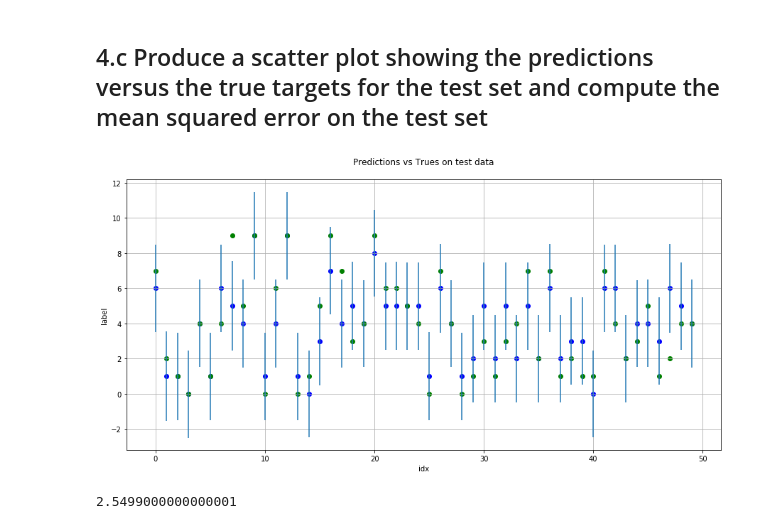
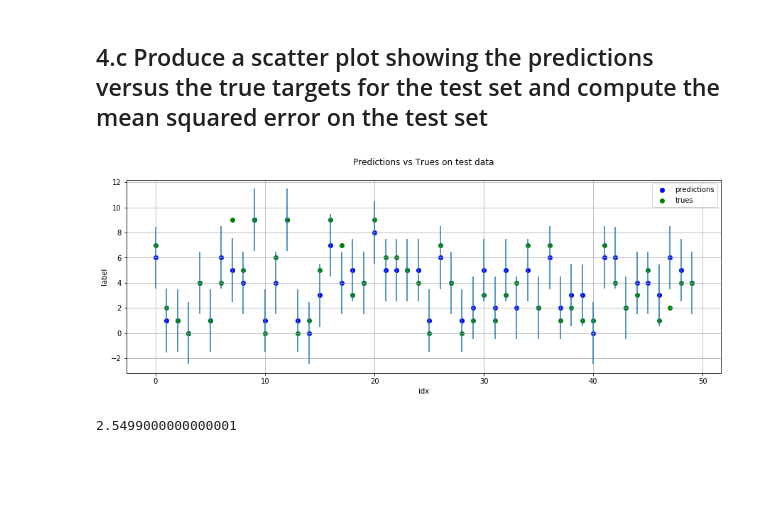
Before and after one commit to fablln/Advanced-Statistical-Inference, a Jupyter notebook: final_exercise.ipynb, the cells around one changed output. Saved outputs shown, nothing was run; the diff lists cells and outputs as text; code cells hidden in the pictures; blank space fills up the shorter version.

```diff
--- a/final_exercise.ipynb
+++ b/final_exercise.ipynb
@@ -378,12 +372,3 @@ plt.show()
 [figure]
 # %% [markdown]
 When we look at the mean image for each label, we see that we can hardly distinguish anything. I think that this means that the model will perform badly because it cannot differentiate between images.
-# %%
-ROW = 2
-COLUMN = 5
-plt.figure(figsize=(15,4))
-for i in range(ROW * COLUMN):
-    image = NB.var[i].reshape(32,32,3).astype(np.float64)
-    plt.subplot(ROW, COLUMN, i+1)
-    plt.imshow(image)
-plt.show()
@@ -512,19 +494,21 @@ $$\sigma_{new}^2 = \sigma^2 + x_{new}^T (X^T X)^{-1}x_{new}$$
 ## 4.c Produce a scatter plot showing the predictions versus the true targets for the test set and compute the mean squared error on the test set
 # %%
 trues = T_test
-plt.figure(figsize=(15,7))
+plt.figure(figsize=(15,5))
 # Plotting
 
 plt.scatter(list(range(to_show)), predictions[:to_show], color="blue")
+plt.scatter(list(range(to_show)), trues[:to_show], color="green")
 plt.errorbar(list(range(to_show)), predictions[:to_show], yerr=sigma_square_new[:to_show],fmt=' ')
-plt.scatter(list(range(to_show)), trues[:to_show], color="green")
+
 
 plt.title("Predictions vs Trues on test data\n")
 plt.xlabel("idx")
 plt.ylabel("label")
+plt.legend(['predictions','trues'])
 plt.grid()
 plt.show()
 # %% [output]
-[figure, old version]
+[figure, new version]
 # %%
 error = np.sum([(predictions[i]-trues[i])**2 for i in range(len(predictions))]) / len(predictions)
```
Also changed, not shown: parts of 34 cells of this notebook.
